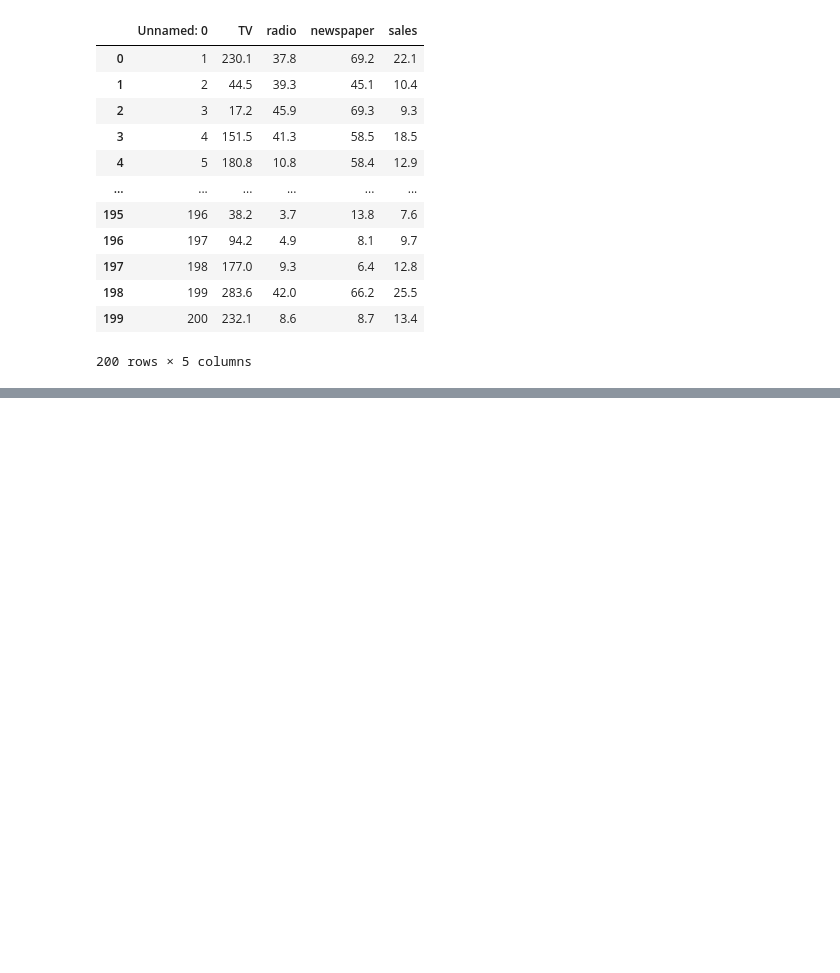
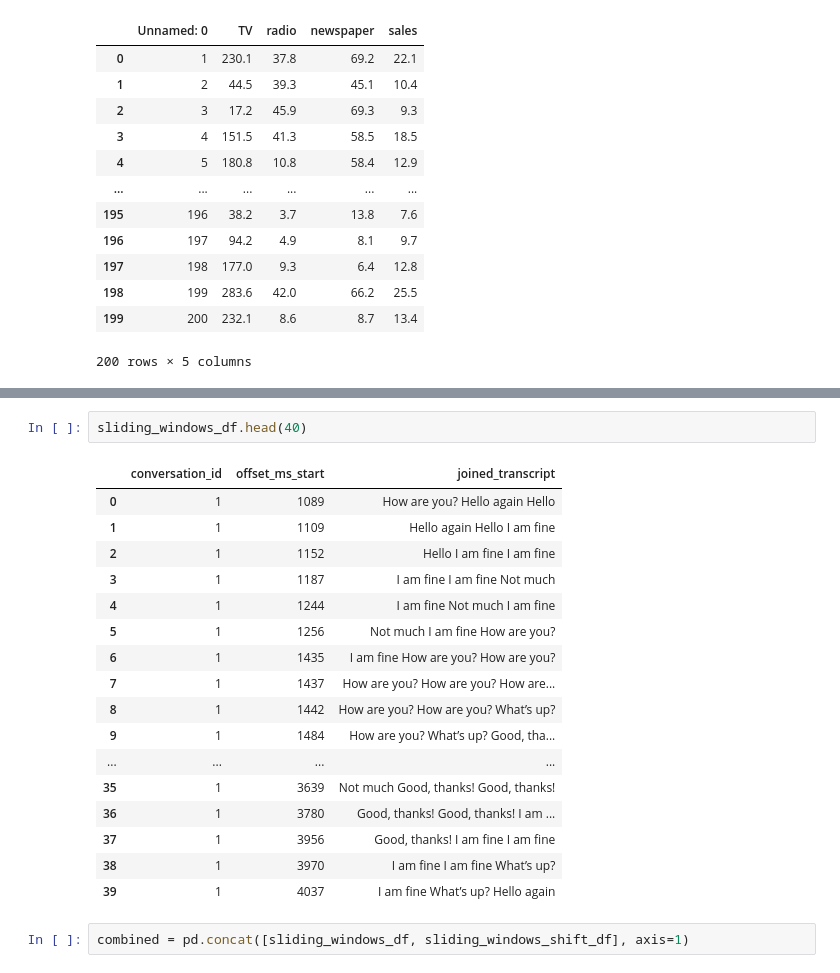
Before and after one commit to cringe-syco/ML, a Jupyter notebook: notebooks/runner.ipynb, the cells around one changed output, grey strips where cells are left out. Drawn from its saved outputs; the diff is of its cells as text; blank space fills up the shorter version.

```diff
--- a/notebooks/runner.ipynb
+++ b/notebooks/runner.ipynb
@@ -410,0 +707,22 @@ data
+# %%
+sliding_windows_df.head(40)
+# %% [output]
+|  | conversation_id | offset_ms_start | joined_transcript |
+| 0 | 1 | 1089 | How are you? Hello again Hello |
+| 1 | 1 | 1109 | Hello again Hello I am fine |
+| 2 | 1 | 1152 | Hello I am fine I am fine |
+| 3 | 1 | 1187 | I am fine I am fine Not much |
+| 4 | 1 | 1244 | I am fine Not much I am fine |
+| 5 | 1 | 1256 | Not much I am fine How are you? |
+| 6 | 1 | 1435 | I am fine How are you? How are you? |
+| 7 | 1 | 1437 | How are you? How are you? How are... |
+| 8 | 1 | 1442 | How are you? How are you? What’s up? |
+| 9 | 1 | 1484 | How are you? What’s up? Good, tha... |
+| ... | ... | ... | ... |
+| 35 | 1 | 3639 | Not much Good, thanks! Good, thanks! |
+| 36 | 1 | 3780 | Good, thanks! Good, thanks! I am ... |
+| 37 | 1 | 3956 | Good, thanks! I am fine I am fine |
+| 38 | 1 | 3970 | I am fine I am fine What’s up? |
+| 39 | 1 | 4037 | I am fine What’s up? Hello again |
+# %%
+combined = pd.concat([sliding_windows_df, sliding_windows_shift_df], axis=1)
```
Also changed, not shown: parts of 12 cells of this notebook, 3 other files.
